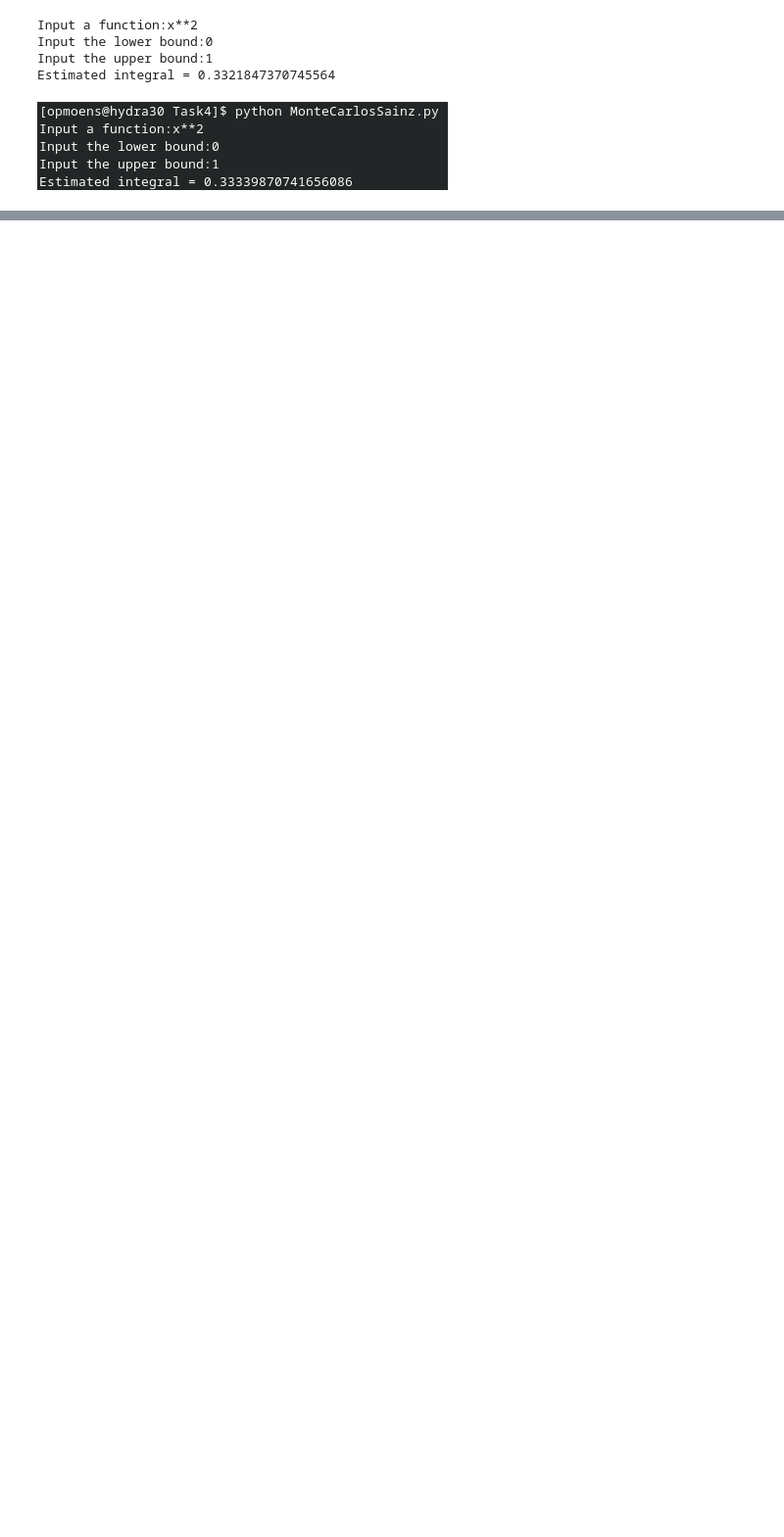
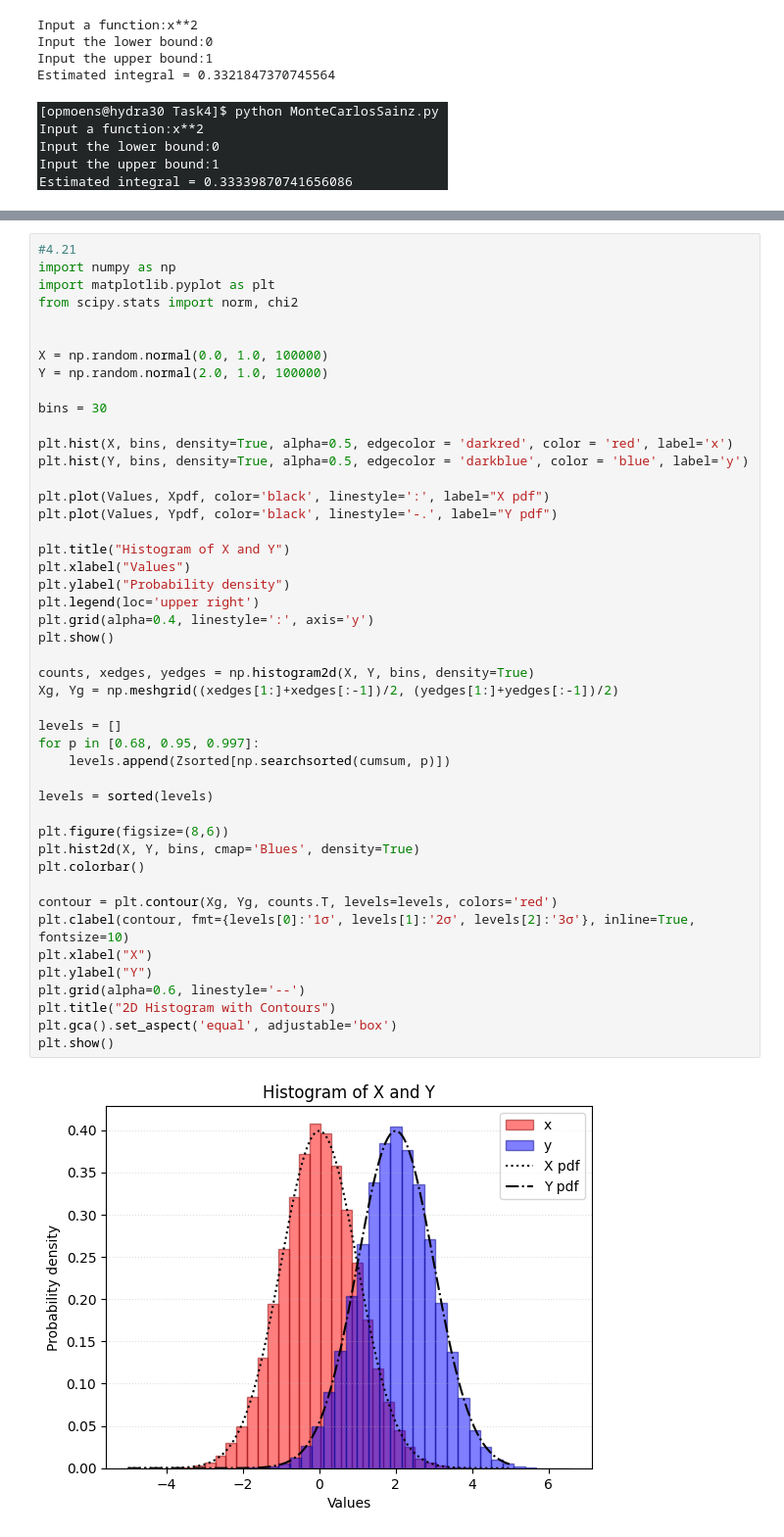
Before and after one commit to OberonMoens/PROGNUM-repo, a Jupyter notebook: Task4/sq_4508602_week4-1.ipynb, the cells around one changed output, grey strips where cells are left out. Shown at 98% size. Saved outputs shown, nothing was run; the diff lists cells and outputs as text; blank space fills up the shorter version.

```diff
--- a/Task4/sq_4508602_week4-1.ipynb
+++ b/Task4/sq_4508602_week4-1.ipynb
@@ -160,0 +201,48 @@ Result single: [2.]
+# %%
+#4.21
+import numpy as np
+import matplotlib.pyplot as plt
+from scipy.stats import norm, chi2
+
+
+X = np.random.normal(0.0, 1.0, 100000)
+Y = np.random.normal(2.0, 1.0, 100000)
+
+bins = 30
+
+plt.hist(X, bins, density=True, alpha=0.5, edgecolor = 'darkred', color = 'red', label='x')
+plt.hist(Y, bins, density=True, alpha=0.5, edgecolor = 'darkblue', color = 'blue', label='y')
+
+plt.plot(Values, Xpdf, color='black', linestyle=':', label="X pdf")
+plt.plot(Values, Ypdf, color='black', linestyle='-.', label="Y pdf")
+
+plt.title("Histogram of X and Y")
+plt.xlabel("Values")
+plt.ylabel("Probability density")
+plt.legend(loc='upper right')
+plt.grid(alpha=0.4, linestyle=':', axis='y')
+plt.show()
+
+counts, xedges, yedges = np.histogram2d(X, Y, bins, density=True)
+Xg, Yg = np.meshgrid((xedges[1:]+xedges[:-1])/2, (yedges[1:]+yedges[:-1])/2)
+
+levels = []
+for p in [0.68, 0.95, 0.997]:
+    levels.append(Zsorted[np.searchsorted(cumsum, p)])
+
+levels = sorted(levels)
+
+plt.figure(figsize=(8,6))
+plt.hist2d(X, Y, bins, cmap='Blues', density=True)
+plt.colorbar()
+
+contour = plt.contour(Xg, Yg, counts.T, levels=levels, colors='red')
+plt.clabel(contour, fmt={levels[0]:'1σ', levels[1]:'2σ', levels[2]:'3σ'}, inline=True, fontsize=10)
+plt.xlabel("X")
+plt.ylabel("Y")
+plt.grid(alpha=0.6, linestyle='--')
+plt.title("2D Histogram with Contours")
+plt.gca().set_aspect('equal', adjustable='box')
+plt.show()
+# %% [output]
+[figure, added]
```
Also changed, not shown: parts of 9 cells of this notebook.
